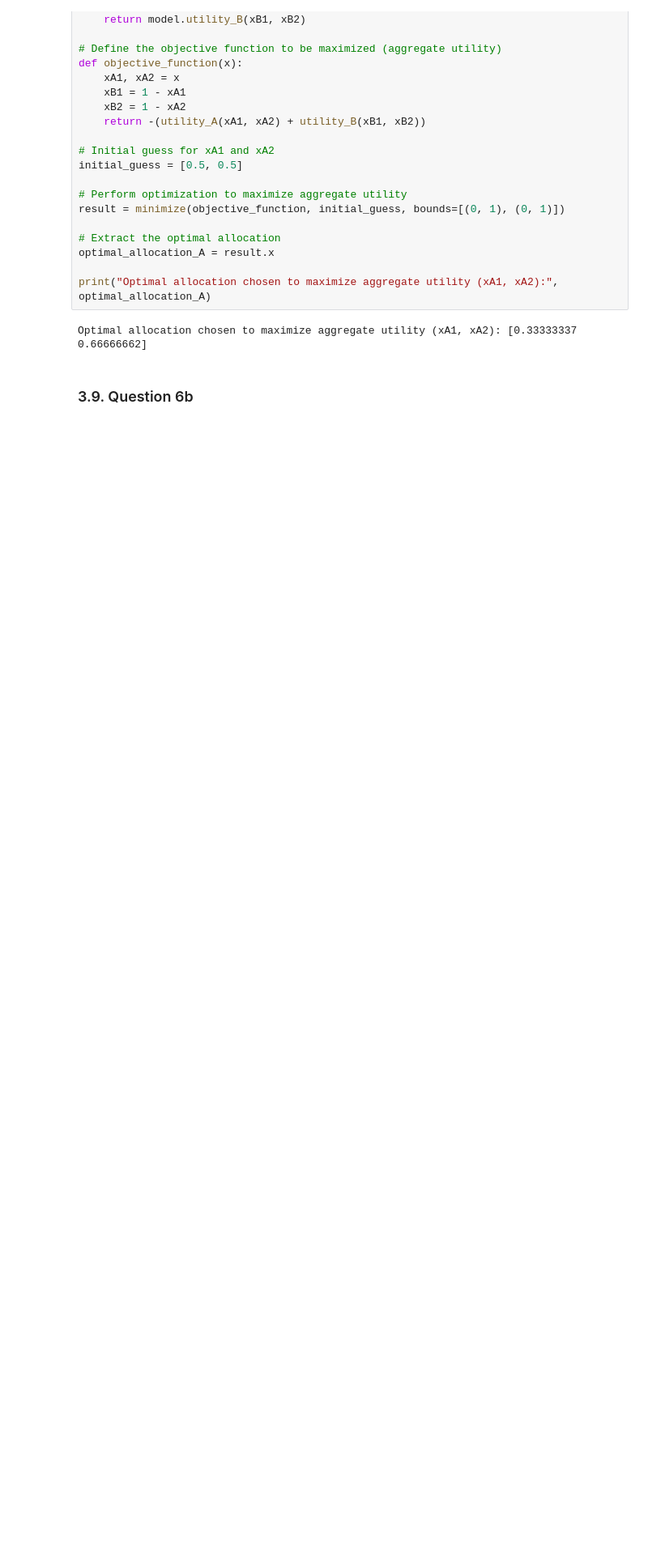
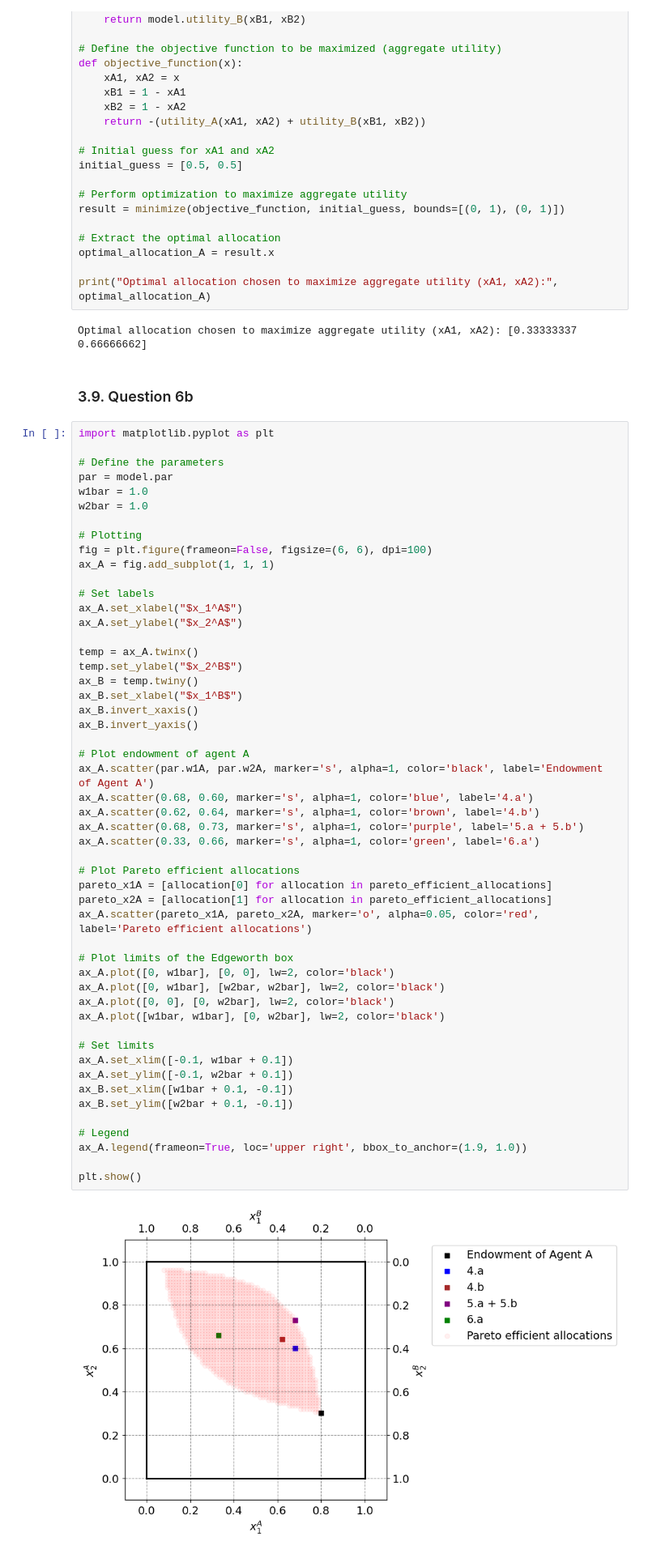
Before and after one commit to NumEconCopenhagen/projects-2024-isemjo, a Jupyter notebook: inauguralproject/InauguralProject2024.ipynb, the cells around one changed output. Shown at 81% size. Drawn from its saved outputs; the diff is of its cells as text; blank space fills up the shorter version.

```diff
--- a/inauguralproject/InauguralProject2024.ipynb
+++ b/inauguralproject/InauguralProject2024.ipynb
@@ -374,3 +374,56 @@ print("Optimal allocation chosen to maximize aggregate utility (xA1, xA2):", opt
 Optimal allocation chosen to maximize aggregate utility (xA1, xA2): [0.33333337 0.66666662]
 # %% [markdown]
 ### 3.9. Question 6b
+# %%
+import matplotlib.pyplot as plt
+
+# Define the parameters
+par = model.par
+w1bar = 1.0
+w2bar = 1.0
+
+# Plotting
+fig = plt.figure(frameon=False, figsize=(6, 6), dpi=100)
+ax_A = fig.add_subplot(1, 1, 1)
+
+# Set labels
+ax_A.set_xlabel("$x_1^A$")
+ax_A.set_ylabel("$x_2^A$")
+
+temp = ax_A.twinx()
+temp.set_ylabel("$x_2^B$")
+ax_B = temp.twiny()
+ax_B.set_xlabel("$x_1^B$")
+ax_B.invert_xaxis()
+ax_B.invert_yaxis()
+
+# Plot endowment of agent A
+ax_A.scatter(par.w1A, par.w2A, marker='s', alpha=1, color='black', label='Endowment of Agent A')
+ax_A.scatter(0.68, 0.60, marker='s', alpha=1, color='blue', label='4.a')
+ax_A.scatter(0.62, 0.64, marker='s', alpha=1, color='brown', label='4.b')
+ax_A.scatter(0.68, 0.73, marker='s', alpha=1, color='purple', label='5.a + 5.b')
+ax_A.scatter(0.33, 0.66, marker='s', alpha=1, color='green', label='6.a')
+
+# Plot Pareto efficient allocations
+pareto_x1A = [allocation[0] for allocation in pareto_efficient_allocations]
+pareto_x2A = [allocation[1] for allocation in pareto_efficient_allocations]
+ax_A.scatter(pareto_x1A, pareto_x2A, marker='o', alpha=0.05, color='red', label='Pareto efficient allocations')
+
+# Plot limits of the Edgeworth box
+ax_A.plot([0, w1bar], [0, 0], lw=2, color='black')
+ax_A.plot([0, w1bar], [w2bar, w2bar], lw=2, color='black')
+ax_A.plot([0, 0], [0, w2bar], lw=2, color='black')
+ax_A.plot([w1bar, w1bar], [0, w2bar], lw=2, color='black')
+
+# Set limits
+ax_A.set_xlim([-0.1, w1bar + 0.1])
+ax_A.set_ylim([-0.1, w2bar + 0.1])
+ax_B.set_xlim([w1bar + 0.1, -0.1])
+ax_B.set_ylim([w2bar + 0.1, -0.1])
+
+# Legend
+ax_A.legend(frameon=True, loc='upper right', bbox_to_anchor=(1.9, 1.0))
+
+plt.show()
+# %% [output]
+[figure, added]
```
Also changed, not shown: parts of 2 cells of this notebook, 1 other file.
